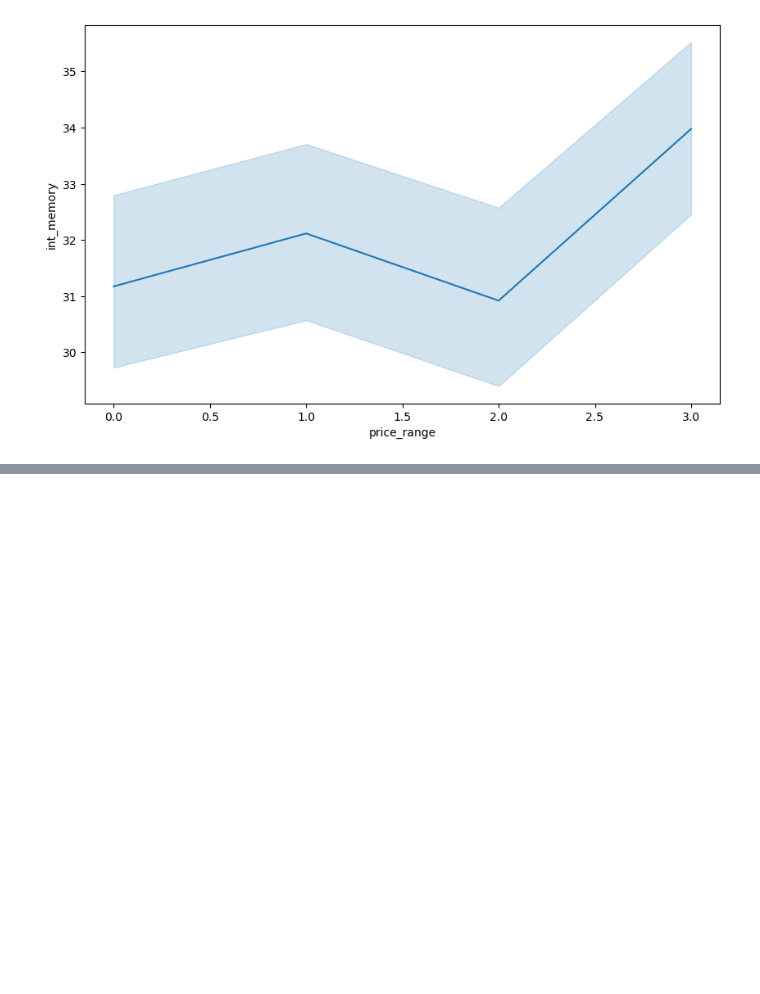
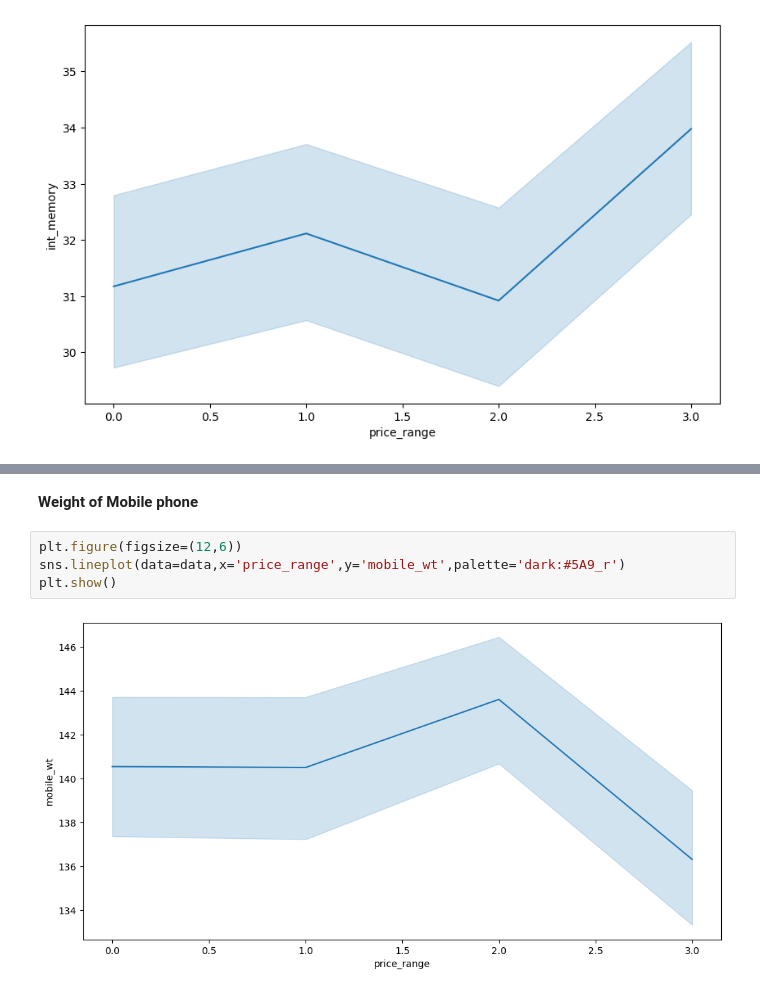
Before and after one commit to shreelakshmi-22/DATAMITES-PROJECT, a Jupyter notebook: CELLPHONE PRICE PREDICTION/CellphonePrice.ipynb, the cells around one changed output, grey strips where cells are left out. Saved outputs shown, nothing was run; the diff lists cells and outputs as text; blank space fills up the shorter version.

```diff
--- a/CELLPHONE PRICE PREDICTION/CellphonePrice.ipynb
+++ b/CELLPHONE PRICE PREDICTION/CellphonePrice.ipynb
@@ -358,0 +405,8 @@ sns.barplot(data=data,y='wifi',x='price_range')
+# %% [markdown]
+**Weight of Mobile phone**
+# %%
+plt.figure(figsize=(12,6))
+sns.lineplot(data=data,x='price_range',y='mobile_wt',palette='dark:#5A9_r')
+plt.show()
+# %% [output]
+[figure, added]
```
Also changed, not shown: parts of 68 cells of this notebook, 1 other file.
